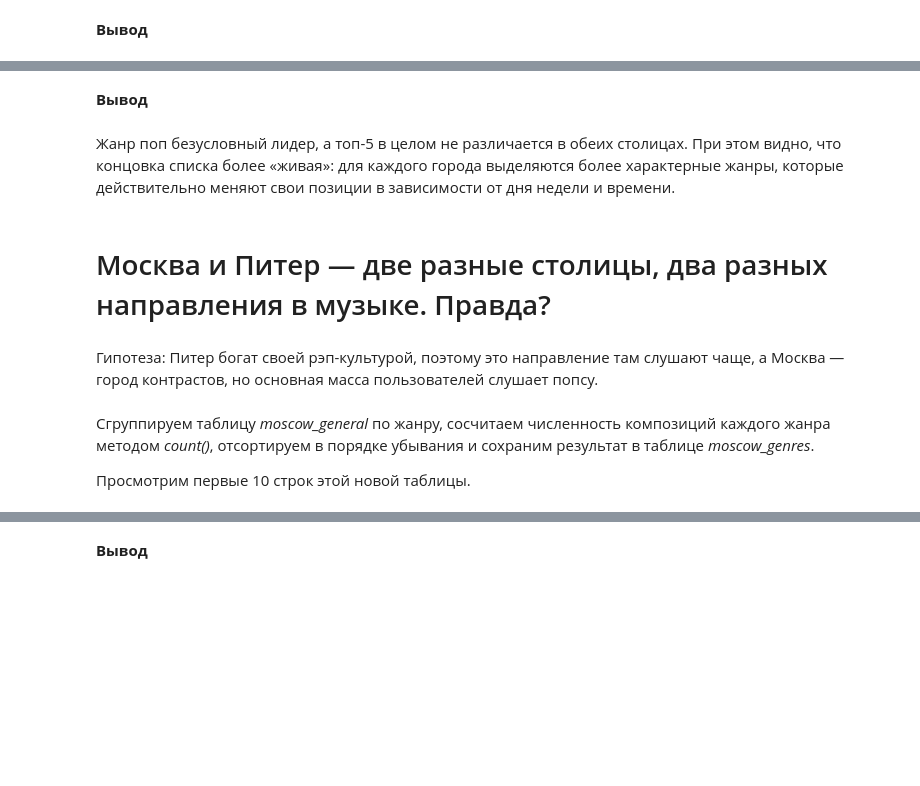
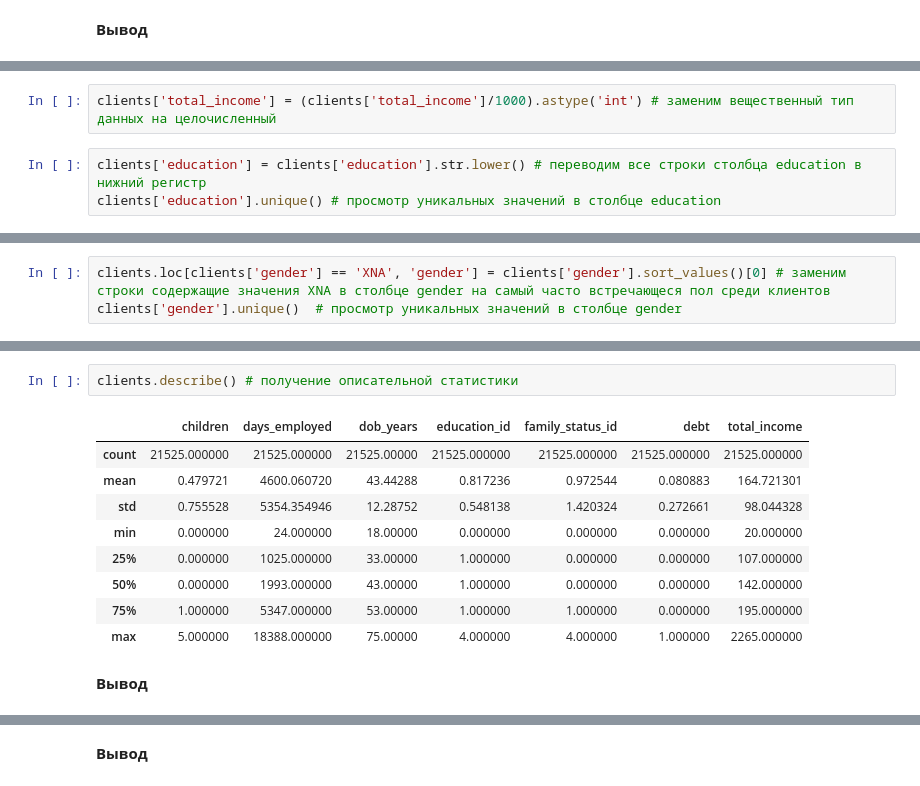
Before and after one commit to gurevivan/data-analyst-project, a Jupyter notebook: credit_scoring/credit_scoring.ipynb, the cells around one changed output, grey strips where cells are left out. Cells and saved outputs as stored; diff of their text form; blank space fills up the shorter version.

```diff
--- a/credit_scoring/credit_scoring.ipynb
+++ b/credit_scoring/credit_scoring.ipynb
@@ -222,0 +233,5 @@ Cравниваем полученные результаты по таблиц
+# %%
+clients['total_income'] = (clients['total_income']/1000).astype('int') # заменим вещественный тип данных на целочисленный
+# %%
+clients['education'] = clients['education'].str.lower() # переводим все строки столбца education в нижний регистр
+clients['education'].unique() # просмотр уникальных значений в столбце education
@@ -222,0 +241,3 @@ Cравниваем полученные результаты по таблиц
+# %%
+clients.loc[clients['gender'] == 'XNA', 'gender'] = clients['gender'].sort_values()[0] # заменим строки содержащие значения XNA в столбце gender на самый часто встречающеся пол среди клиентов
+clients['gender'].unique()  # просмотр уникальных значений в столбце gender
@@ -223,12 +259,14 @@ Cравниваем полученные результаты по таблиц
+# %%
+clients.describe() # получение описательной статистики
+# %% [output]
+|  | children | days_employed | dob_years | education_id | family_status_id | debt | total_income |
+| count | 21525.000000 | 21525.000000 | 21525.00000 | 21525.000000 | 21525.000000 | 21525.000000 | 21525.000000 |
+| mean | 0.479721 | 4600.060720 | 43.44288 | 0.817236 | 0.972544 | 0.080883 | 164.721301 |
+| std | 0.755528 | 5354.354946 | 12.28752 | 0.548138 | 1.420324 | 0.272661 | 98.044328 |
+| min | 0.000000 | 24.000000 | 18.00000 | 0.000000 | 0.000000 | 0.000000 | 20.000000 |
+| 25% | 0.000000 | 1025.000000 | 33.00000 | 1.000000 | 0.000000 | 0.000000 | 107.000000 |
+| 50% | 0.000000 | 1993.000000 | 43.00000 | 1.000000 | 0.000000 | 0.000000 | 142.000000 |
+| 75% | 1.000000 | 5347.000000 | 53.00000 | 1.000000 | 1.000000 | 0.000000 | 195.000000 |
+| max | 5.000000 | 18388.000000 | 75.00000 | 4.000000 | 4.000000 | 1.000000 | 2265.000000 |
 # %% [markdown]
 **Вывод**
-# %% [markdown]
-Жанр поп безусловный лидер, а топ-5 в целом не различается в обеих столицах. При этом видно, что концовка списка более «живая»: для каждого города выделяются более характерные жанры, которые действительно меняют свои позиции в зависимости от дня недели и времени.
-# %% [markdown]
-# Москва и Питер — две разные столицы, два разных направления в музыке. Правда?
-# %% [markdown]
-Гипотеза: Питер богат своей рэп-культурой, поэтому это направление там слушают чаще, а Москва — город контрастов, но основная масса пользователей слушает попсу.
-# %% [markdown]
-Сгруппируем таблицу *moscow_general* по жанру, сосчитаем численность композиций каждого жанра методом *count()*, отсортируем в порядке убывания и сохраним результат в таблице *moscow_genres*.
-
-Просмотрим первые 10 строк этой новой таблицы.
```
Also changed, not shown: parts of 169 cells of this notebook.
